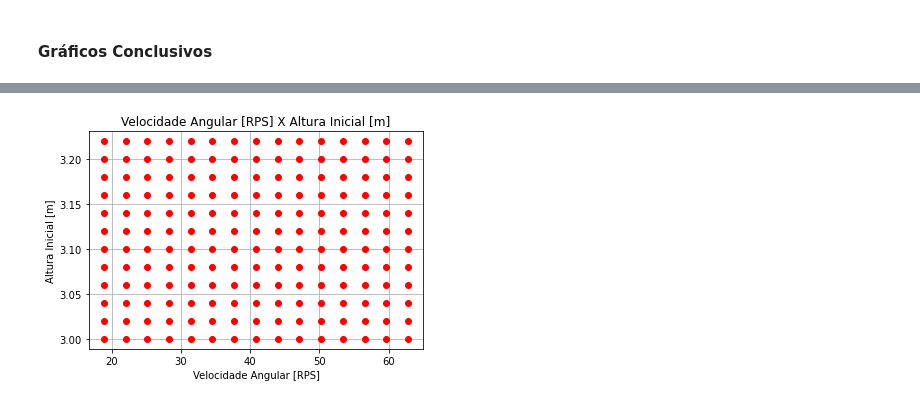
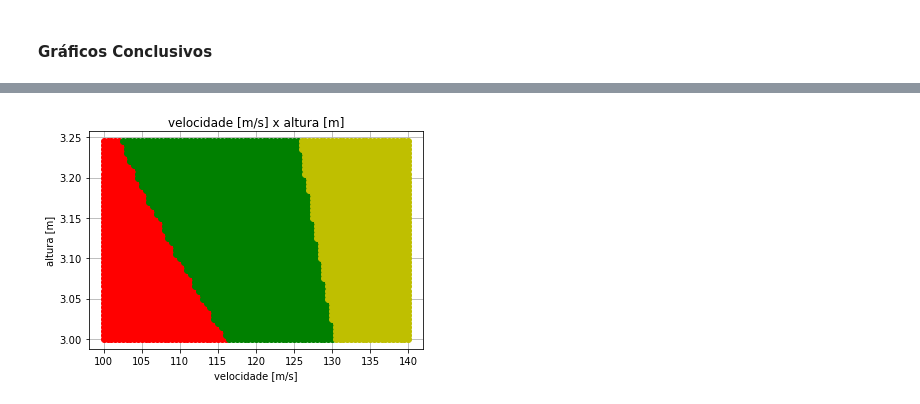
Before and after one commit to dourado-rafa/ModssimProjeto3, a Jupyter notebook: bola_de_volei_principal.ipynb, the cells around one changed output, grey strips where cells are left out. Saved outputs shown, nothing was run; the diff lists cells and outputs as text; code cells hidden in the pictures.

```diff
--- a/bola_de_volei_principal.ipynb
+++ b/bola_de_volei_principal.ipynb
@@ -38,14 +38,14 @@ def set_axis_equal(ax):
 #### Parâmetros
 # %%
 d_ar = 1.2 # Densidade do Ar [kg/m³]
-g = 9.8 # Aceleração da Gravidade [m/s]
+g = -9.8 # Aceleração da Gravidade [m/s]
 
-cl = 1 # Coeficiente de Lift (Magnus)
+cl = 1 # Coeficiente de Sustentação (Magnus)
 cd = 0.1 # Coeficiente de Arrasto
 
 r = 0.105 # Raio da Bola [m]
 m = 0.27 # Massa da Bola [kg]
-A = pi*(r**2) # Álea Transversal da Bola [m²]
+A = pi*(r**2) # Área Transversal da Bola [m²]
 # %% [markdown]
 #### A Quadra de Volei
 # %%
@@ -89,7 +89,7 @@ vy0 = v0*sin(tetha)*sin(alpha)
 vz0 = v0*cos(tetha)
 
 # Decompondo a Velocidade Angular inicial
-w = 7*(2*pi) # dado em [RPS] transformado em [rad]
+w = 3*(2*pi) # dado em [RPS] transformado em [rad]
 wx = -w*sin(tetha)*sin(alpha)
 wy = w*sin(tetha)*cos(alpha)
 wz = w*cos(tetha)
@@ -145,4 +145,4 @@ def modelo(info, t_lista):
     if z <= 0: # Impedindo a bola de atravessar o chão
         return [0, 0, 0, 0 ,0 ,0]
     else:
-        return [vx, vy, vz, dVx_dt ,dVy_dt ,dVz_dt]
+        return [vx, vy, v, dVx_dt ,dVy_dt ,dVz_dt]
@@ -387,45 +343,41 @@ plt.show()
 # %%
-for W in lista_w:
-    for z in lista_z:
+v_lista = np.arange(100, 140.5, 0.5)
+h_lista = np.arange(3, 3.2+0.05, 0.005)
 
-        # Ângulos iniciais
-        tetha = radians(tetha_ideal) # Ângulo vertical
-        alpha = radians(alpha_ideal) # Ângulo horizontal
+# Ângulos iniciais
+tetha = radians(85) # Ângulo vertical
+alpha = radians(15) # Ângulo horizontal
 
-        # Posição inicial
-        x0 = 0
-        y0 = -3
-        z0 = z # Nesse sistema, a altura está no eixo Z
+# Posição inicial
+x0 = 0
+y0 = y_video[0]
 
-        # Decompondo a Velocidade inicial
-        v0 = v_ideal/3.6 # dado em [km/h] transformado em [m/s]
-        vx0 = v0*sin(tetha)*cos(alpha)
-        vy0 = v0*sin(tetha)*sin(alpha)
-        vz0 = v0*cos(tetha)
+# Decompondo a Velocidade Angular inicial
+w = 6*(2*pi) # dado em [RPS] transformado em [rad]
+wx = -w*sin(tetha)*sin(alpha)
+wy = w*sin(tetha)*cos(alpha)
+wz = w*cos(tetha)
+w_vetor = np.array([wx, wy, wz]) # Compondo o Vetor da velocidade angular
 
-        # Decompondo a Velocidade Angular inicial
-        w = W*(2*pi) # dado em [RPS] transformado em [rad]
-        wx = -w*sin(tetha)*sin(alpha)
-        wy = w*sin(tetha)*cos(alpha)
-        wz = w*cos(tetha)
-        w_vetor = np.array([wx, wy, wz]) # Compondo o Vetor da velocidade angular
+for v in v_lista:
+    v0 = v/3.6 # dado em [km/h] transformado em [m/s]
+    vx0 = v0*sin(tetha)*cos(alpha)
+    vy0 = v0*sin(tetha)*sin(alpha)
+    vz0 = v0*cos(tetha)
+    for h in h_lista:
+        z0 = h
+        info_0 = [x0, y0, z0, vx0, vy0, vz0]
+        info = odeint(modelo, info_0, t_lista)
+        posX = info[:,0]
+        posY = info[:,1]
+        posZ = info[:,2]
+        cor = verifica(posX, posZ)
+        plt.plot(v, h, cor)
 
-        # Valores iniciais
-        info_0 = [x0, y0, z0, vx0, vy0, vz0]
-
-        infos_Odeint = odeint(modelo, info_0, t_lista)
-
-        posX = list(infos_Odeint[:,0])
-        posY = list(infos_Odeint[:,1])
-        posZ = list(infos_Odeint[:,2])
-
-        cor = verifica(posX, posZ)
-
-        plt.plot(W, z, cor)
-plt.title("Velocidade Angular [RPS] X Altura Inicial [m]")
-plt.xlabel('Velocidade Angular [RPS]')
-plt.ylabel('Altura Inicial [m]')
+plt.title("velocidade [m/s] x altura [m]")
+plt.xlabel('velocidade [m/s]')
+plt.ylabel('altura [m]')
 plt.grid()
 plt.show()
 # %% [output]
-[figure, old version]
+[figure, new version]
```
Also changed, not shown: parts of 21 cells of this notebook, 1 other file.
